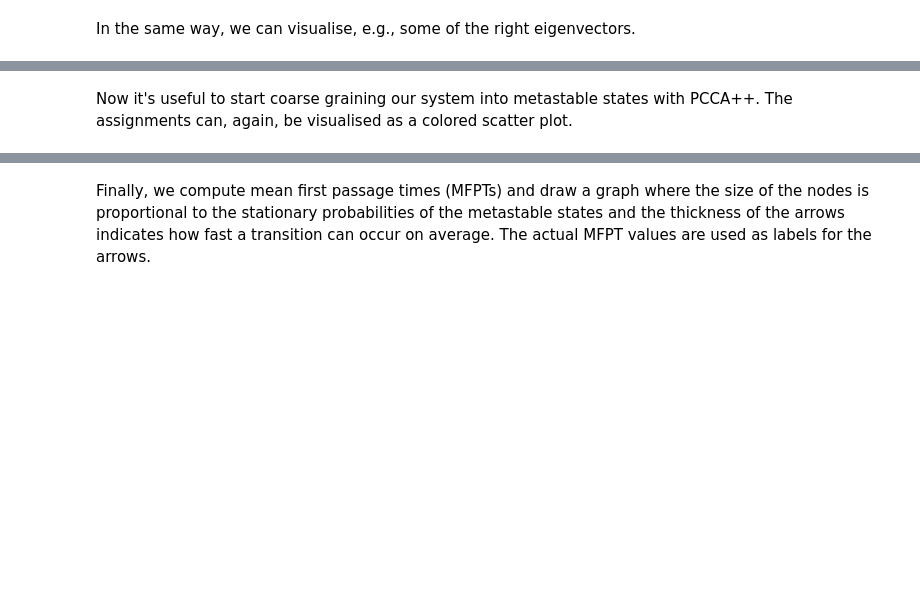
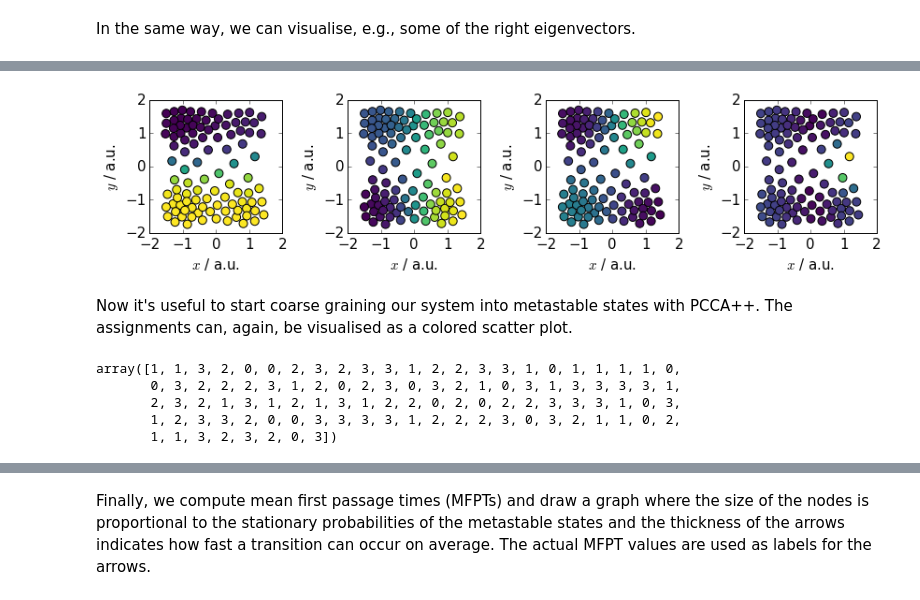
Before and after one commit to MCMM-Team1/mcmm-project, a Jupyter notebook: supporting_material/notebooks/plotting-example_ours.ipynb, the cells around one changed output, grey strips where cells are left out. Drawn from its saved outputs; the diff is of its cells as text; code cells hidden in the pictures; blank space fills up the shorter version.

```diff
--- a/supporting_material/notebooks/plotting-example_ours.ipynb
+++ b/supporting_material/notebooks/plotting-example_ours.ipynb
@@ -115,2 +145,21 @@ fig.tight_layout()
+# %%
+rev = msm.eigenvectors_right(k=5)
+
+
+fig, axes = plt.subplots(1, 4, figsize=(12, 3.5))
+for i, ax in enumerate(axes.flat):
+    ax.scatter(centers[:, 0], centers[:, 1], s=80, c=rev[:, i+1], cmap=mpl.cm.viridis)
+    format_square(ax)
+fig.tight_layout()
+# %% [output]
+[figure, added]
 # %% [markdown]
 Now it's useful to start coarse graining our system into metastable states with PCCA++. The assignments can, again, be visualised as a colored scatter plot.
+# %%
+msm.metastable_assignments
+# %% [output]
+array([1, 1, 3, 2, 0, 0, 2, 3, 2, 3, 3, 1, 2, 2, 3, 3, 1, 0, 1, 1, 1, 1, 0,
+       0, 3, 2, 2, 2, 3, 1, 2, 0, 2, 3, 0, 3, 2, 1, 0, 3, 1, 3, 3, 3, 3, 1,
+       2, 3, 2, 1, 3, 1, 2, 1, 3, 1, 2, 2, 0, 2, 0, 2, 2, 3, 3, 3, 1, 0, 3,
+       1, 2, 3, 3, 2, 0, 0, 3, 3, 3, 3, 1, 2, 2, 2, 3, 0, 3, 2, 1, 1, 0, 2,
+       1, 1, 3, 2, 3, 2, 0, 3])
```
Also changed, not shown: parts of 21 cells of this notebook, 3 other files.
